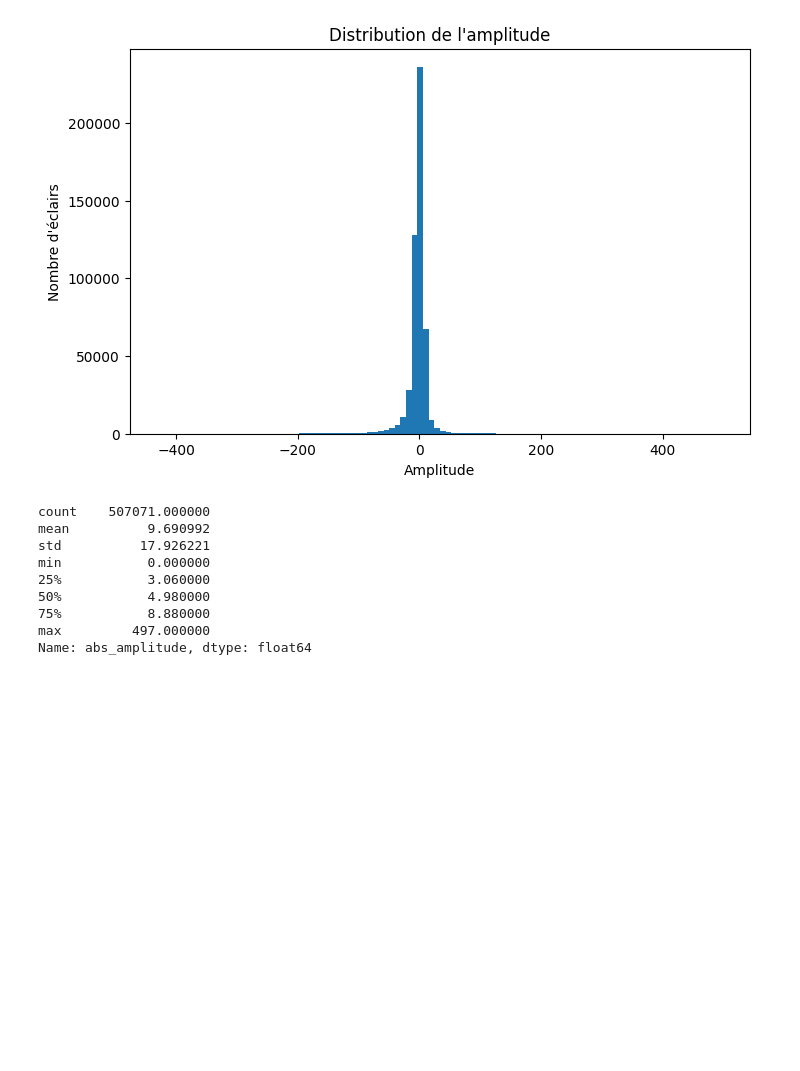
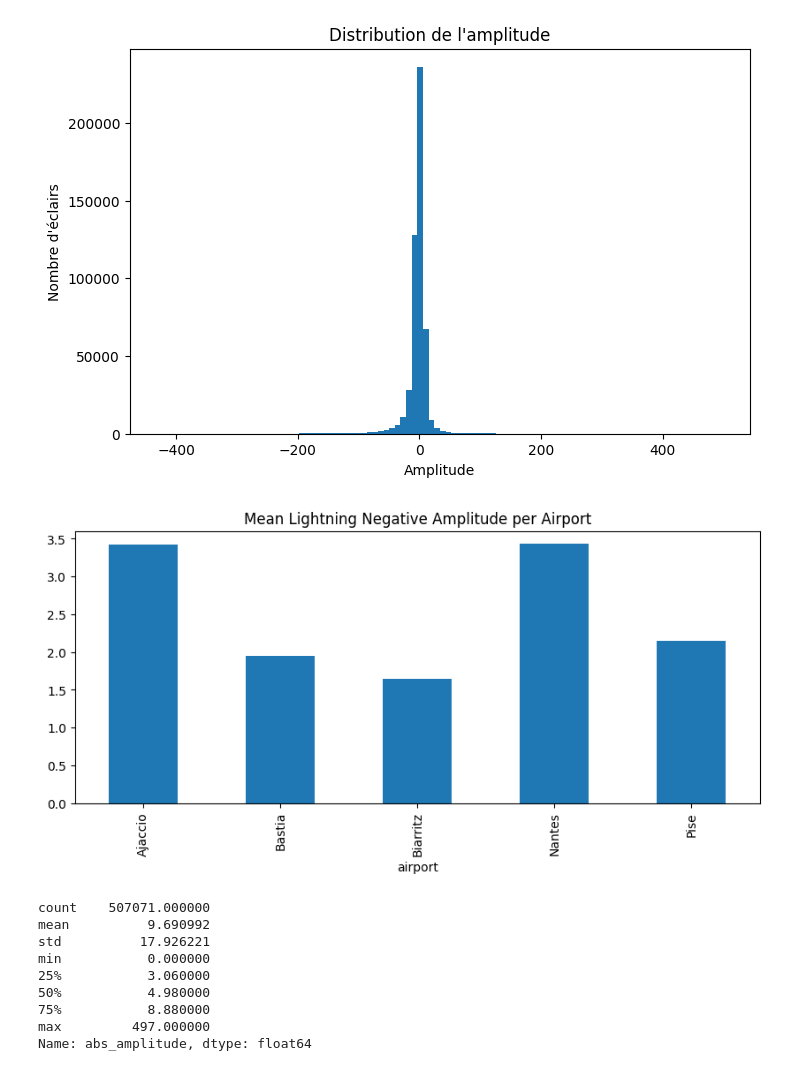
Before and after one commit to Houda-git/Data-Battle, a Jupyter notebook: Untitled.ipynb, the cells around one changed output. Cells and saved outputs as stored; diff of their text form; code cells hidden in the pictures; blank space fills up the shorter version.

```diff
--- a/Untitled.ipynb
+++ b/Untitled.ipynb
@@ -247,6 +247,35 @@ min        -429.500000
 max         497.000000
 Name: amplitude, dtype: float64
 [figure]
+# %%
+# df doit contenir 'airport', 'airport_alert_id', 'date', 'amplitude', 'dist', 'icloud'
+df["date"] = pd.to_datetime(df["date"])
+
+# créer table pour ML
+features_list = []
+
+for alert_id, alert_df in df[df["airport_alert_id"].notna()].groupby(["airport","airport_alert_id"]):
+    alert_df = alert_df.sort_values("date")
+    alert_df["cum_lightnings"] = range(1, len(alert_df)+1)
+    alert_df["cum_cloud_ground"] = (alert_df["icloud"]==False).cumsum()
+    alert_df["cum_intra_cloud"] = (alert_df["icloud"]==True).cumsum()
+    alert_df["cum_amplitude"] = alert_df["amplitude"].cumsum()
+    alert_df["elapsed_min"] = (alert_df["date"] - alert_df["date"].iloc[0]).dt.total_seconds()/60
+    alert_df["cum_max_distance"] = alert_df["dist"].cummax()
+
+    features_list.append(alert_df)
+
+df_features = pd.concat(features_list)
+# %%
+
+#Analyzing means
+
+##mean amplitude
+df["Flipped_Amplitude"] = - df["amplitude"]
+df.groupby("airport")["Flipped_Amplitude"].mean().plot(kind="bar", figsize=(10,4), title="Mean Lightning Negative Amplitude per Airport")
+plt.show()
+# %% [output]
+[figure, added]
 # %%
 df["abs_amplitude"] = df["amplitude"].abs()
 print(df["abs_amplitude"].describe())
```
Also changed, not shown: parts of 17 cells of this notebook, 1 other file.
